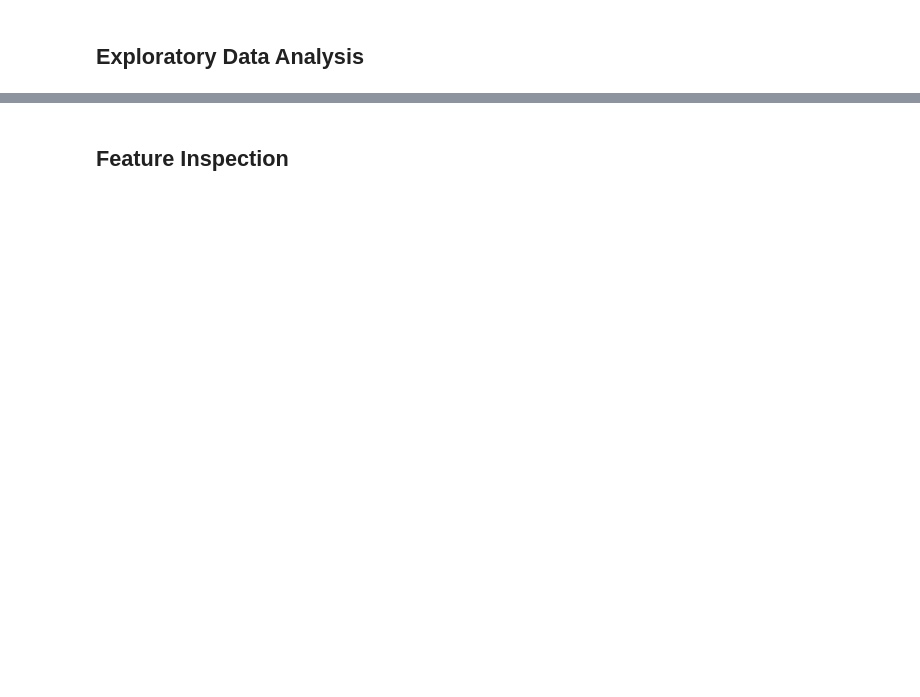
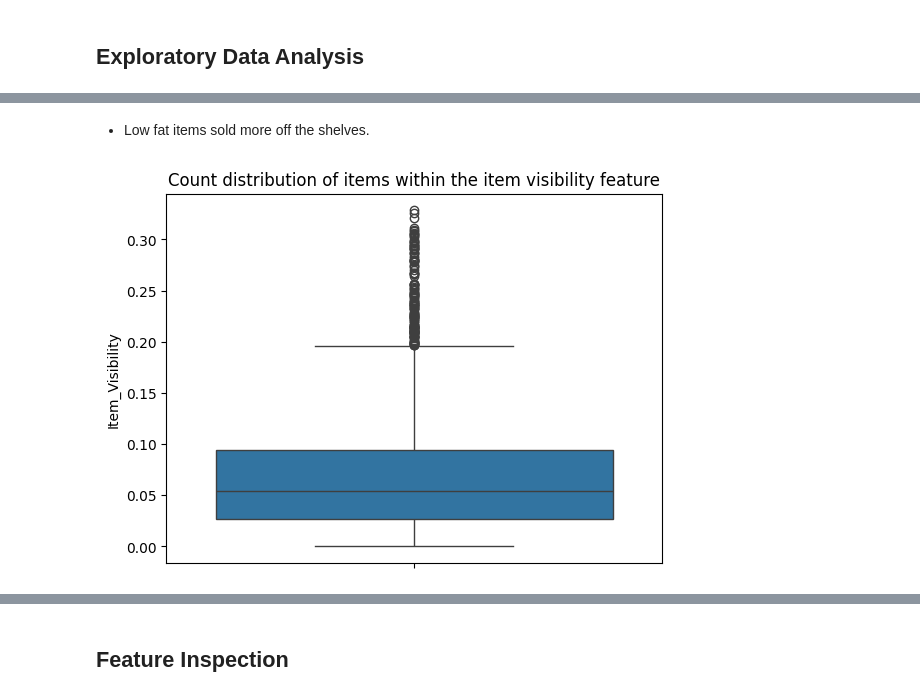
Before and after one commit to gladysbabs/Prediction-of-Product-Sales, a Jupyter notebook: Prediction_of_Product_Sales.ipynb, the cells around one changed output, grey strips where cells are left out. Drawn from its saved outputs; the diff is of its cells as text; code cells hidden in the pictures; blank space fills up the shorter version.

```diff
--- a/Prediction_of_Product_Sales.ipynb
+++ b/Prediction_of_Product_Sales.ipynb
@@ -210,0 +236,8 @@ col_num.describe()
+# %% [markdown]
+- Low fat items sold more off the shelves.
+# %%
+#Boxplot showing Item_Visibility:
+ax=sns.boxplot(df_sales_prediction,y='Item_Visibility')
+ax.set_title('Count distribution of items within the item visibility feature');
+# %% [output]
+[figure, added]
```
Also changed, not shown: parts of 29 cells of this notebook.
